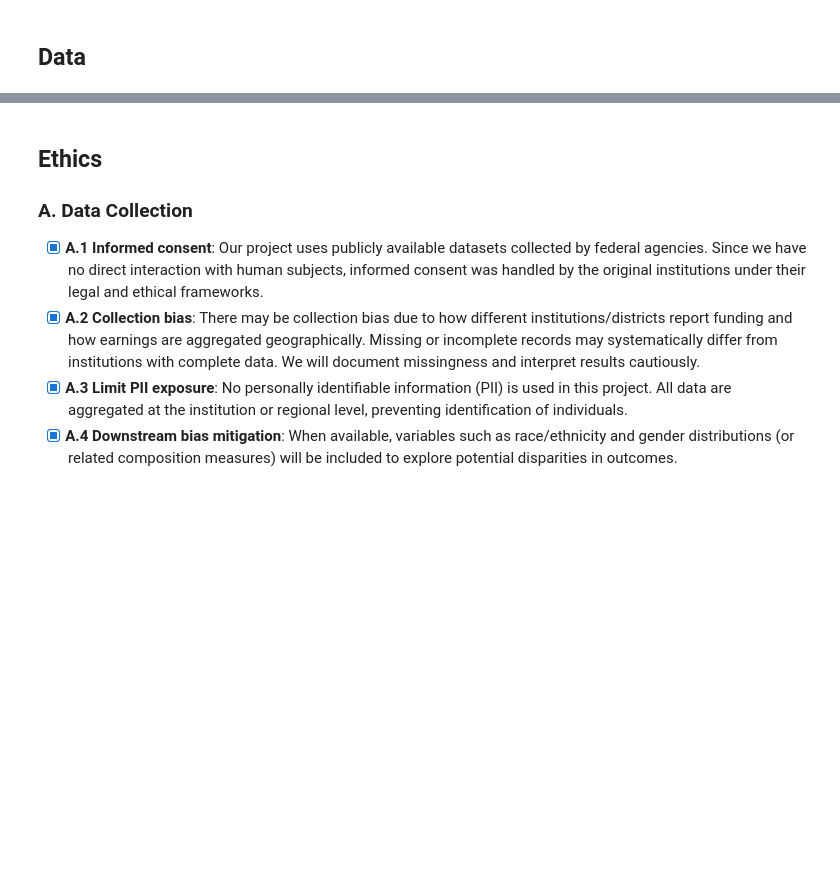
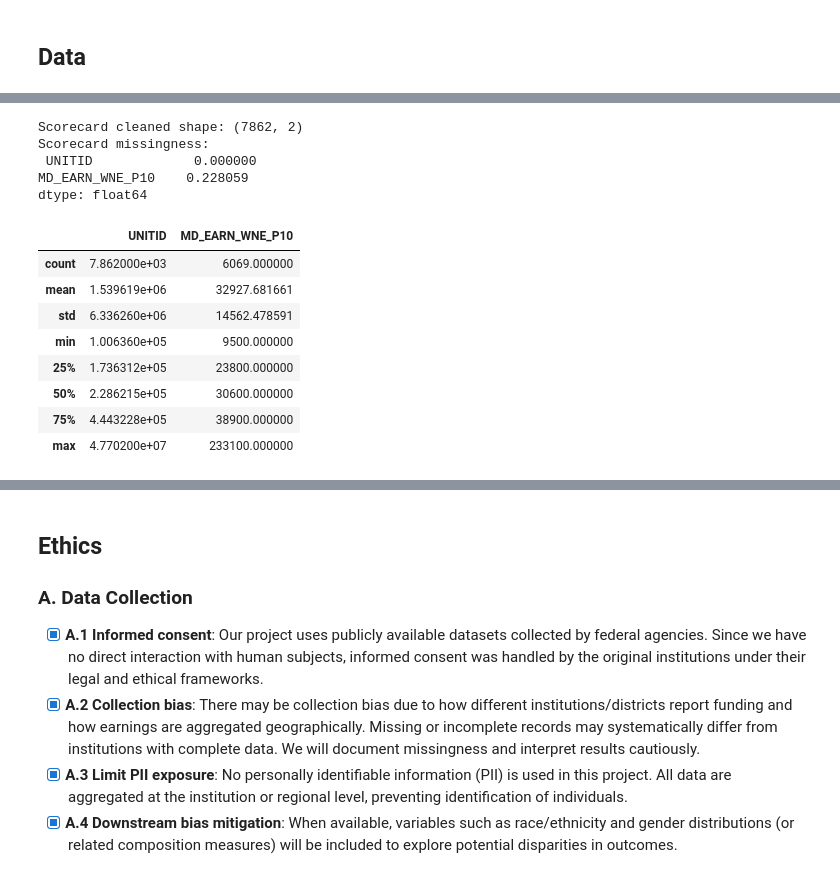
Before and after one commit to COGS108/Group108_WI26, a Jupyter notebook: 01-DataCheckpoint.ipynb, the cells around one changed output, grey strips where cells are left out. Drawn from its saved outputs; the diff is of its cells as text; code cells hidden in the pictures; blank space fills up the shorter version.

```diff
--- a/01-DataCheckpoint.ipynb
+++ b/01-DataCheckpoint.ipynb
@@ -450,0 +86,32 @@ Researchers must be mindful of several limitations when working with this datase
+# %%
+import os
+import zipfile
+import pandas as pd
+import numpy as np
+
+RAW_DIR = "data/00-raw"
+
+# Make sure folder exists
+os.makedirs(RAW_DIR, exist_ok=True)
+
+# Files you already have (no auto-download)
+ZIP_PATH = os.path.join(RAW_DIR, "College_Scorecard_Raw_Data_10032025.zip")
+IPEDS_PATH = os.path.join(RAW_DIR, "ipeds_finance_enrollment_2012.csv")
+
+# Extract scorecard zip if needed
+if os.path.exists(ZIP_PATH):
+    # Only extract if the cohort file is not already present
+    cohort_path = os.path.join(RAW_DIR, "MERGED2012_13_PP.csv")
+    if not os.path.exists(cohort_path):
+        with zipfile.ZipFile(ZIP_PATH, "r") as z:
+            z.extractall(RAW_DIR)
+        print("Extracted Scorecard zip into:", RAW_DIR)
+    else:
+        print("Scorecard cohort file already extracted.")
+else:
+    print("Missing Scorecard zip at:", ZIP_PATH)
+
+# Quick check
+print("Raw dir files (sample):", sorted(os.listdir(RAW_DIR))[:20])
+print("IPEDS exists?", os.path.exists(IPEDS_PATH))
+print("Scorecard cohort exists?", os.path.exists(os.path.join(RAW_DIR, "MERGED2012_13_PP.csv")))
@@ -450,0 +182,28 @@ Researchers must be mindful of several limitations when working with this datase
+# %%
+# Load Scorecard cohort file
+scorecard_path = os.path.join(RAW_DIR, "MERGED2012_13_PP.csv")
+scorecard = pd.read_csv(scorecard_path, low_memory=False)
+
+scorecard_clean = scorecard[["UNITID", "MD_EARN_WNE_P10"]].copy()
+scorecard_clean["UNITID"] = pd.to_numeric(scorecard_clean["UNITID"], errors="coerce")
+scorecard_clean["MD_EARN_WNE_P10"] = pd.to_numeric(scorecard_clean["MD_EARN_WNE_P10"], errors="coerce")
+
+print("Scorecard cleaned shape:", scorecard_clean.shape)
+print("Scorecard missingness:\n", scorecard_clean.isna().mean())
+
+scorecard_clean.describe()
+# %% [output]
+Scorecard cleaned shape: (7862, 2)
+Scorecard missingness:
+ UNITID             0.000000
+MD_EARN_WNE_P10    0.228059
+dtype: float64
+|  | UNITID | MD_EARN_WNE_P10 |
+| count | 7.862000e+03 | 6069.000000 |
+| mean | 1.539619e+06 | 32927.681661 |
+| std | 6.336260e+06 | 14562.478591 |
+| min | 1.006360e+05 | 9500.000000 |
+| 25% | 1.736312e+05 | 23800.000000 |
+| 50% | 2.286215e+05 | 30600.000000 |
+| 75% | 4.443228e+05 | 38900.000000 |
+| max | 4.770200e+07 | 233100.000000 |
```
Also changed, not shown: parts of 41 cells of this notebook.
